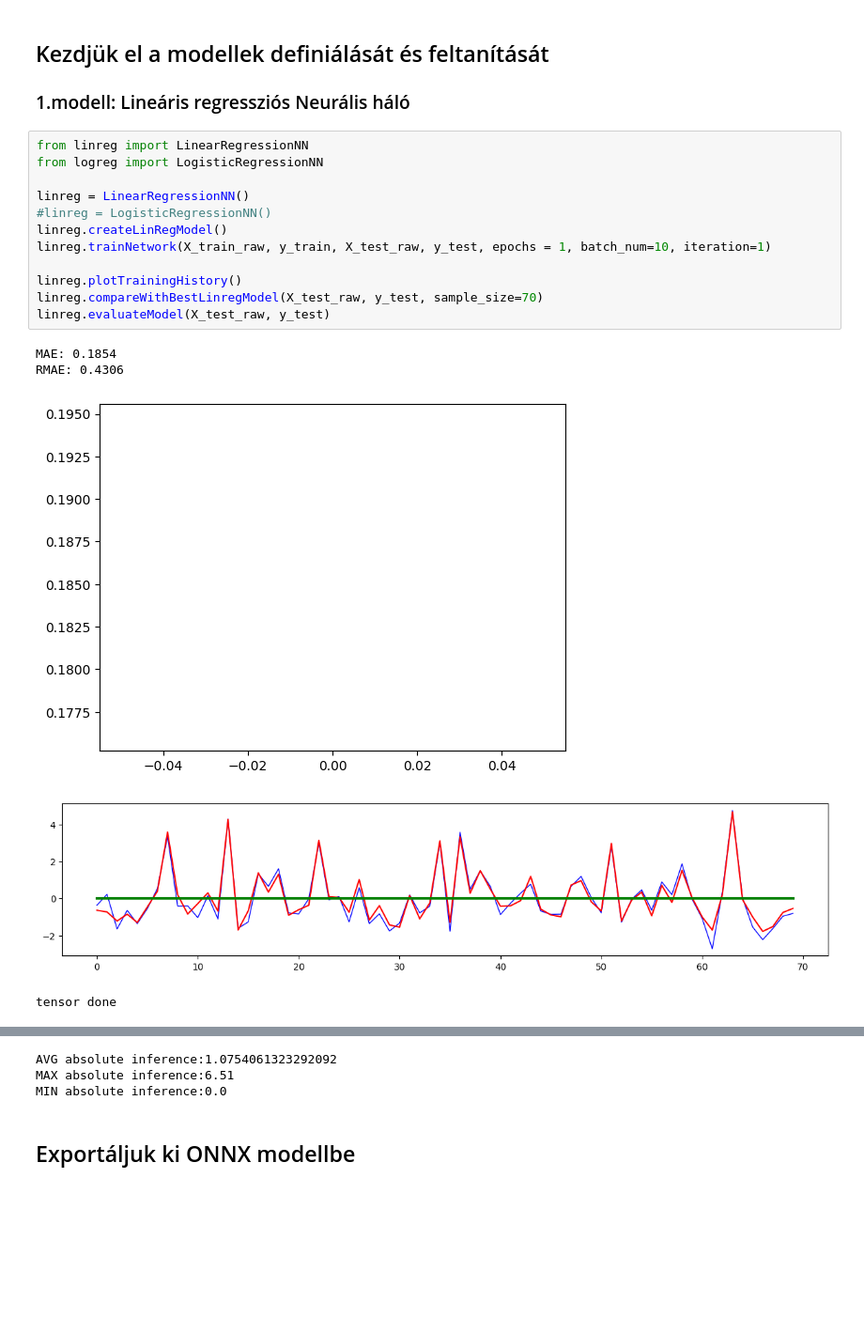
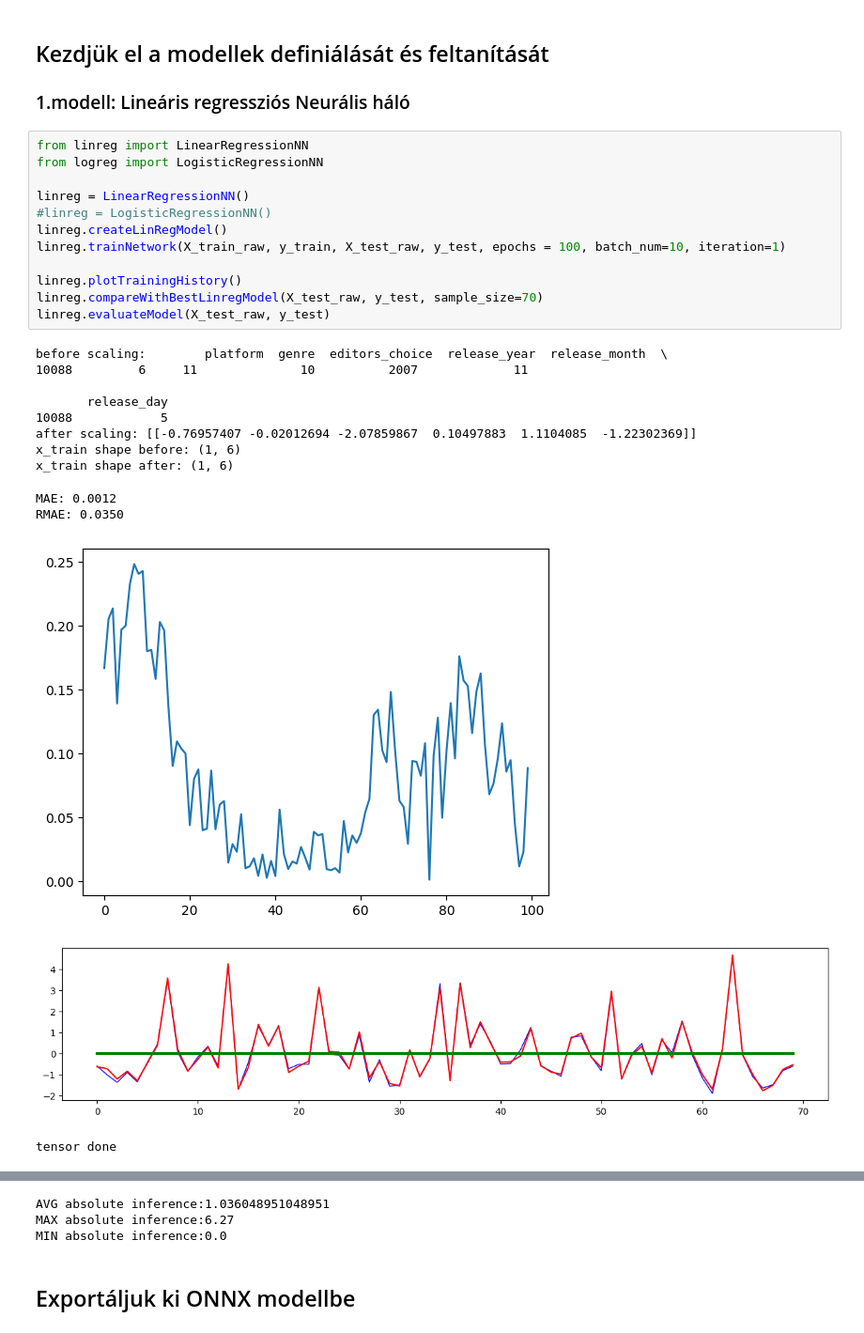
Before and after one commit to DezsiCsaba/gepi-latas-feleves, a Jupyter notebook: megoldás - bdigne.ipynb, the cells around one changed output, grey strips where cells are left out. Shown at 94% size. Drawn from its saved outputs; the diff is of its cells as text; blank space fills up the shorter version.

```diff
--- a/megoldás - bdigne.ipynb
+++ b/megoldás - bdigne.ipynb
@@ -253,18 +253,26 @@ X_test_raw
 # %%
 from linreg import LinearRegressionNN
 from logreg import LogisticRegressionNN
 
 linreg = LinearRegressionNN()
 #linreg = LogisticRegressionNN()
 linreg.createLinRegModel()
-linreg.trainNetwork(X_train_raw, y_train, X_test_raw, y_test, epochs = 1, batch_num=10, iteration=1)
+linreg.trainNetwork(X_train_raw, y_train, X_test_raw, y_test, epochs = 100, batch_num=10, iteration=1)
 
 linreg.plotTrainingHistory()
 linreg.compareWithBestLinregModel(X_test_raw, y_test, sample_size=70)
 linreg.evaluateModel(X_test_raw, y_test)
 # %% [output]
-MAE: 0.1854
-RMAE: 0.4306
+before scaling:        platform  genre  editors_choice  release_year  release_month  \
+10088         6     11              10          2007             11
+
+       release_day
+10088            5
+after scaling: [[-0.76957407 -0.02012694 -2.07859867  0.10497883  1.1104085  -1.22302369]]
+x_train shape before: (1, 6)
+x_train shape after: (1, 6)
+MAE: 0.0012
+RMAE: 0.0350
-[figure, old version]
+[figure, new version]
-[figure, old version]
+[figure, new version]
-tensor done
+tensor done
@@ -272,6 +280,6 @@ tensor done
-AVG absolute inference:1.0754061323292092
-MAX absolute inference:6.51
-MIN absolute inference:0.0
+AVG absolute inference:1.036048951048951
+MAX absolute inference:6.27
+MIN absolute inference:0.0
 # %% [markdown]
 ## Exportáljuk ki ONNX modellbe
 # %%
```
Also changed, not shown: parts of 5 cells of this notebook, 1 other file.
